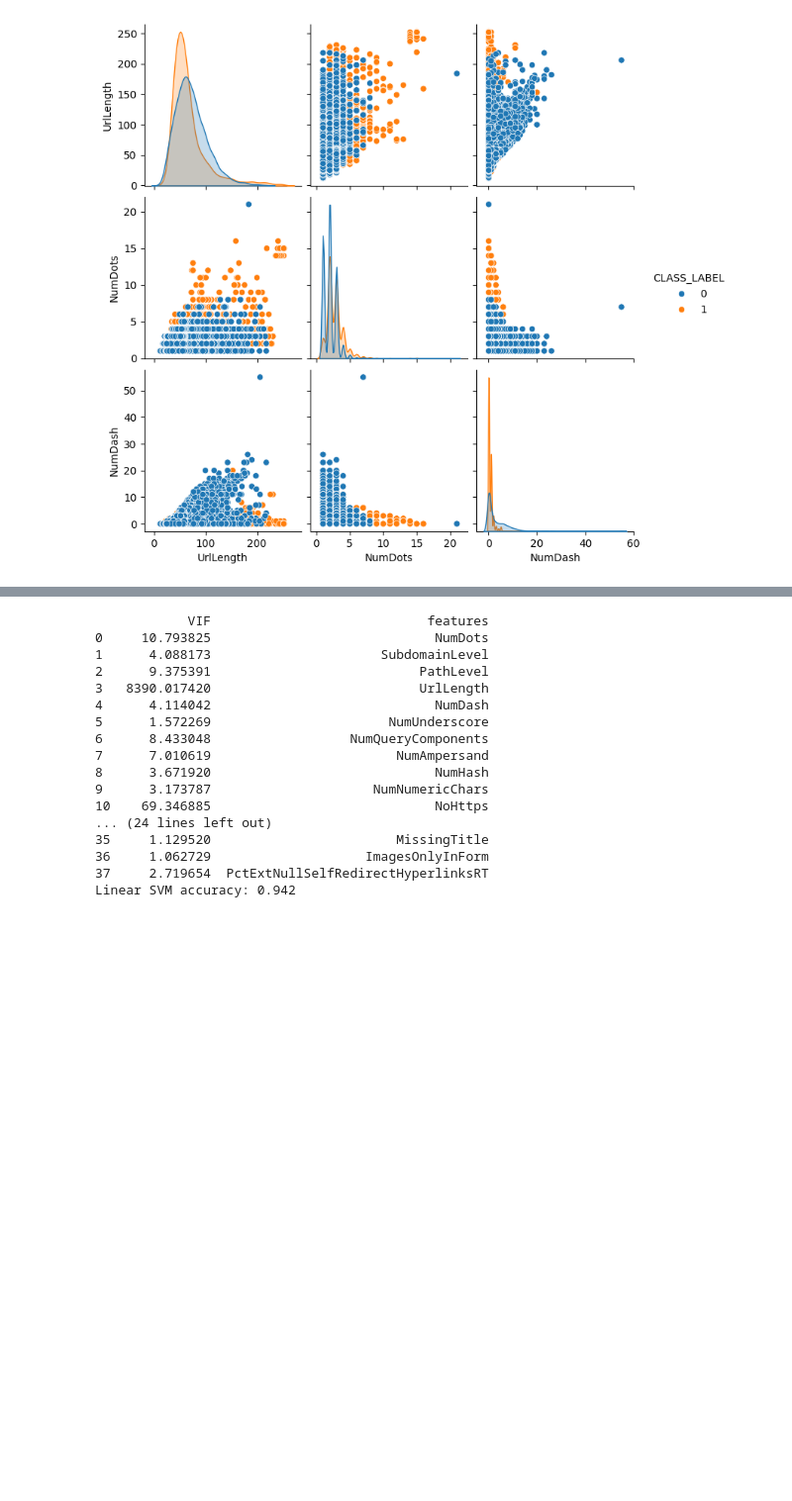
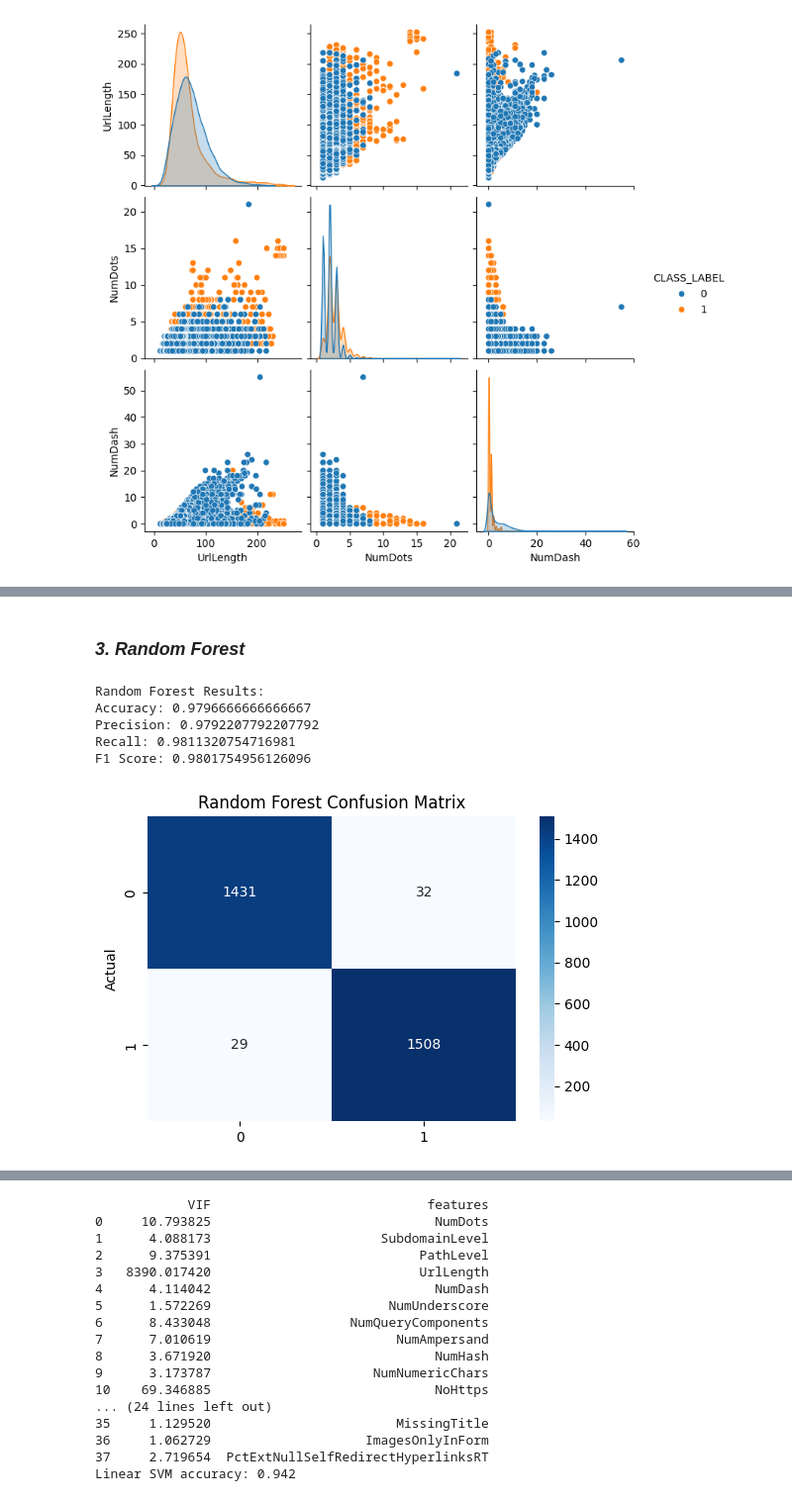
Before and after one commit to Desmyk/MACHINELEARNING_CAPSTONE, a Jupyter notebook: PhishingCapstone.ipynb, the cells around one changed output, grey strips where cells are left out. Shown at 99% size. Cells and saved outputs as stored; diff of their text form; code cells hidden in the pictures; blank space fills up the shorter version.

```diff
--- a/PhishingCapstone.ipynb
+++ b/PhishingCapstone.ipynb
@@ -516,0 +255,27 @@ plt.show()
+# %% [markdown]
+### *3. Random Forest*
+# %%
+rf_model = RandomForestClassifier()
+rf_model.fit(X_train, y_train)
+
+y_pred_rf = rf_model.predict(X_test)
+
+print("\nRandom Forest Results:")
+print("Accuracy:", accuracy_score(y_test, y_pred_rf))
+print("Precision:", precision_score(y_test, y_pred_rf))
+print("Recall:", recall_score(y_test, y_pred_rf))
+print("F1 Score:", f1_score(y_test, y_pred_rf))
+
+# Confusion Matrix
+plt.figure(figsize=(6, 4))
+sns.heatmap(confusion_matrix(y_test, y_pred_rf), annot=True, fmt='d', cmap='Blues')
+plt.title('Random Forest Confusion Matrix')
+plt.ylabel('Actual')
+plt.show()
+# %% [output]
+Random Forest Results:
+Accuracy: 0.9796666666666667
+Precision: 0.9792207792207792
+Recall: 0.9811320754716981
+F1 Score: 0.9801754956126096
+[figure, added]
```
Also changed, not shown: parts of 38 cells of this notebook.
